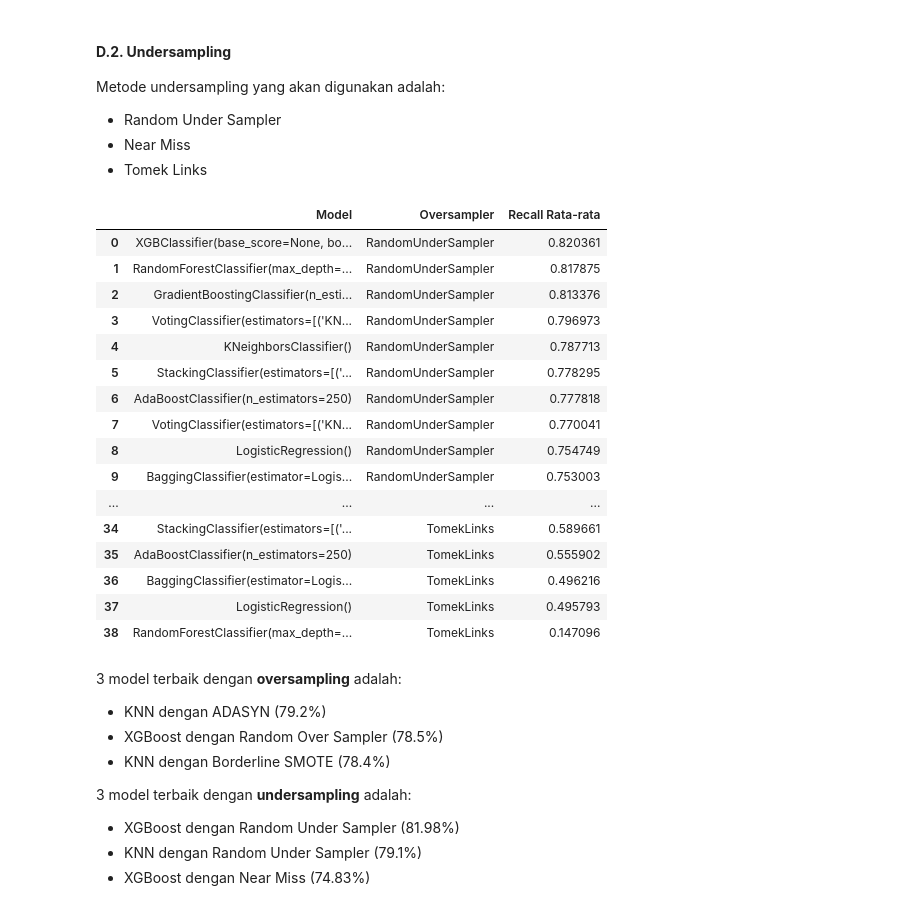
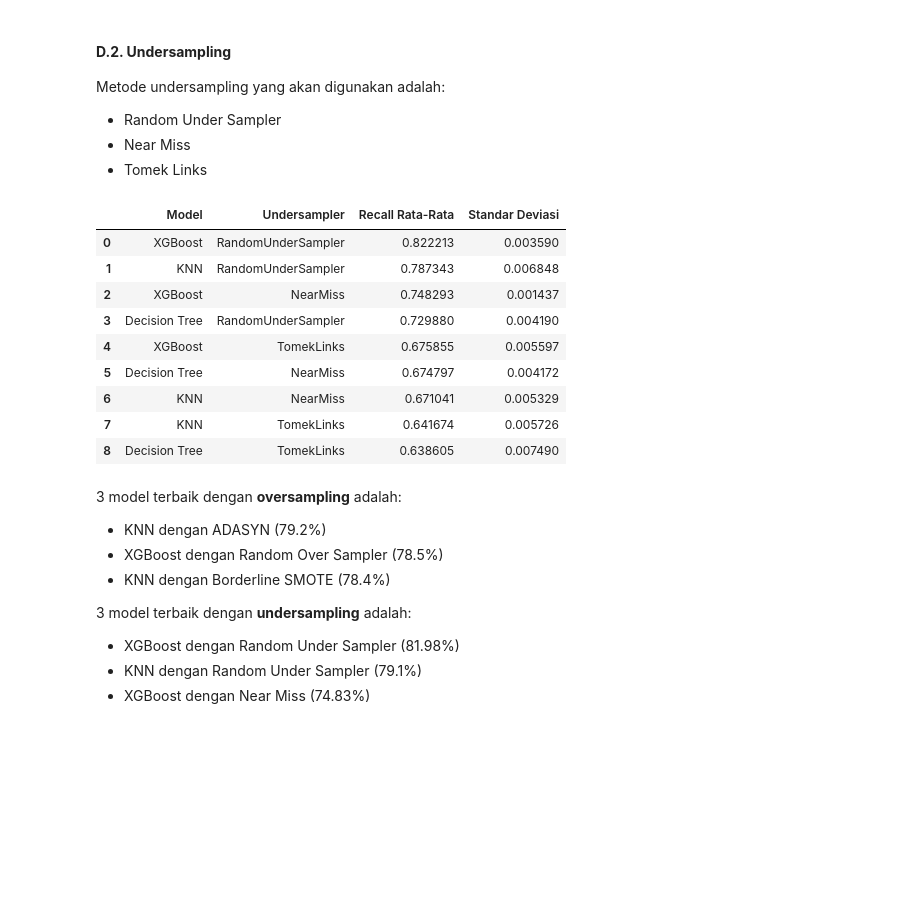
Before and after one commit to zanputra/FinProDelta, a Jupyter notebook: FINPRO_Delta_Team - 19 august.ipynb, the cells around one changed output. Saved outputs shown, nothing was run; the diff lists cells and outputs as text; code cells hidden in the pictures; blank space fills up the shorter version.

```diff
--- a/FINPRO_Delta_Team - 19 august.ipynb
+++ b/FINPRO_Delta_Team - 19 august.ipynb
@@ -2290,0 +2284,15 @@ Model-model tersebut akan disimpan pada ojan_best_model_names **dilanjutkan** pa
+# %%
+# mengambil 3 nama model teratas dari hasil benchmark cross validation, kemudian menyimpannya sebagai array 'best_real_model_names'
+best_real_model_names = []
+for i in np.arange(3):
+    best_real_model_names.append(benchmark_cv_results.iloc[i]['Model'])
+
+# menarik 3 model terbaik dari dictionary `real_model_dict` berdasarkan nama-nama model dari `best_real_model_names`
+best_real_models = []
+for best_real_model_name in best_real_model_names:
+    if best_real_model_name in real_model_dict:
+        best_real_models.append(real_model_dict[best_real_model_name])
+
+# Ubah kembali best model menjadi
+best_real_model_dict = dict(zip(best_real_model_names, best_real_models))
+best_real_model_dict
@@ -2404,6 +2408,6 @@ adasyn = ADASYN(random_state=69)
 smote = SMOTE(random_state=69)
 bsmote = BorderlineSMOTE(random_state=69)
 
-OverSampAlgos = [ros, adasyn, smote, bsmote]
+oversample_algos = [ros, adasyn, smote, bsmote]
 # %%
 # Membuat dataframe untuk hasil cross-validation
@@ -2497,46 +2469,43 @@ rus = RandomUnderSampler()
 nm = NearMiss()
 tkl = TomekLinks()
 
-UnderSampAlgos = [rus, nm, tkl]
+undersample_algos = [rus, nm, tkl]
 # %%
 # Membuat dataframe untuk hasil cross-validation
-UnderResults = []
+under_result_cv = {
+    'Model': [],
+    'Undersampler':[],
+    'Recall Rata-Rata': [],
+    'Standar Deviasi': []
+}
 
 # Loop untuk setiap model
-for model_name, model in RealModelDict.items():
-    for algo in UnderSampAlgos:
-        UnderPipe = ImbPipe([
+for model_name, model in best_real_model_dict.items():
+    for algo in undersample_algos:
+        under_pipe = ImbPipe([
             ('preprocessing', preprocessor),
             ('resampling', algo),
             ('model', model)
         ])
-        cv_score = cross_val_score(UnderPipe, xtrain, ytrain, cv=5, scoring='recall')
+        scores = cross_val_score(under_pipe, xtrain, ytrain, cv=5, scoring='recall')
 
-        UnderResults.append({
-            'Model': model,
-            'Oversampler': algo.__class__.__name__,  # Add oversampling algorithm name
-            'Recall Rata-rata': cv_score.mean()
-        })
+        under_result_cv['Model'].append(model_name)
+        under_result_cv['Undersampler'].append(algo.__class__.__name__)
+        under_result_cv['Recall Rata-Rata'].append(np.mean(scores))
+        under_result_cv['Standar Deviasi'].append(np.std(scores))
 
 # Mengubah dictionary menjadi DataFrame
-undersampling_cv_results = pd.DataFrame(UnderResults).sort_values('Recall Rata-rata', ascending=False).reset_index()
+undersampling_cv_results = pd.DataFrame(under_result_cv).sort_values('Recall Rata-Rata', ascending=False).reset_index()
 undersampling_cv_results.drop(columns='index', inplace=True)
 undersampling_cv_results
 # %% [output]
-|  | Model | Oversampler | Recall Rata-rata |
-| 0 | XGBClassifier(base_score=None, bo... | RandomUnderSampler | 0.820361 |
-| 1 | RandomForestClassifier(max_depth=... | RandomUnderSampler | 0.817875 |
-| 2 | GradientBoostingClassifier(n_esti... | RandomUnderSampler | 0.813376 |
-| 3 | VotingClassifier(estimators=[('KN... | RandomUnderSampler | 0.796973 |
-| 4 | KNeighborsClassifier() | RandomUnderSampler | 0.787713 |
-| 5 | StackingClassifier(estimators=[('... | RandomUnderSampler | 0.778295 |
-| 6 | AdaBoostClassifier(n_estimators=250) | RandomUnderSampler | 0.777818 |
-| 7 | VotingClassifier(estimators=[('KN... | RandomUnderSampler | 0.770041 |
-| 8 | LogisticRegression() | RandomUnderSampler | 0.754749 |
-| 9 | BaggingClassifier(estimator=Logis... | RandomUnderSampler | 0.753003 |
-| ... | ... | ... | ... |
-| 34 | StackingClassifier(estimators=[('... | TomekLinks | 0.589661 |
-| 35 | AdaBoostClassifier(n_estimators=250) | TomekLinks | 0.555902 |
-| 36 | BaggingClassifier(estimator=Logis... | TomekLinks | 0.496216 |
-| 37 | LogisticRegression() | TomekLinks | 0.495793 |
-| 38 | RandomForestClassifier(max_depth=... | TomekLinks | 0.147096 |
+|  | Model | Undersampler | Recall Rata-Rata | Standar Deviasi |
+| 0 | XGBoost | RandomUnderSampler | 0.822213 | 0.003590 |
+| 1 | KNN | RandomUnderSampler | 0.787343 | 0.006848 |
+| 2 | XGBoost | NearMiss | 0.748293 | 0.001437 |
+| 3 | Decision Tree | RandomUnderSampler | 0.729880 | 0.004190 |
+| 4 | XGBoost | TomekLinks | 0.675855 | 0.005597 |
+| 5 | Decision Tree | NearMiss | 0.674797 | 0.004172 |
+| 6 | KNN | NearMiss | 0.671041 | 0.005329 |
+| 7 | KNN | TomekLinks | 0.641674 | 0.005726 |
+| 8 | Decision Tree | TomekLinks | 0.638605 | 0.007490 |
```
Also changed, not shown: parts of 25 cells of this notebook.
